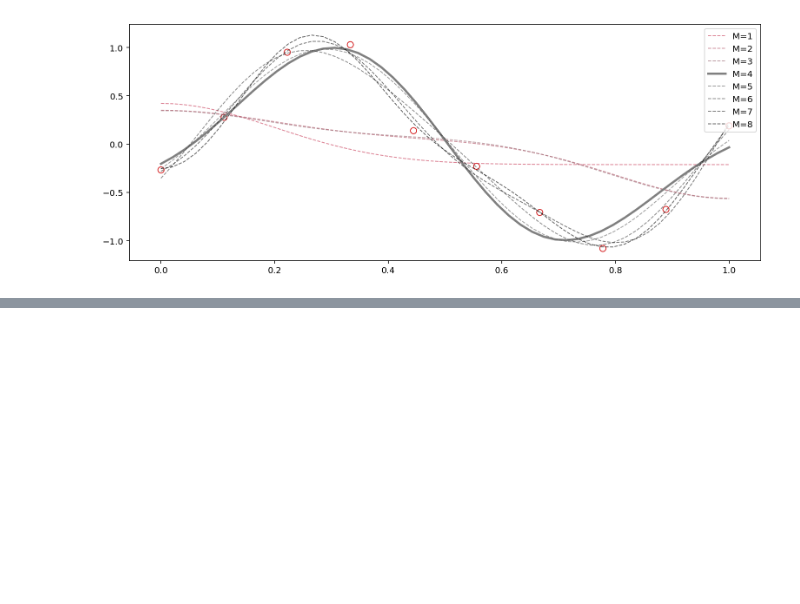
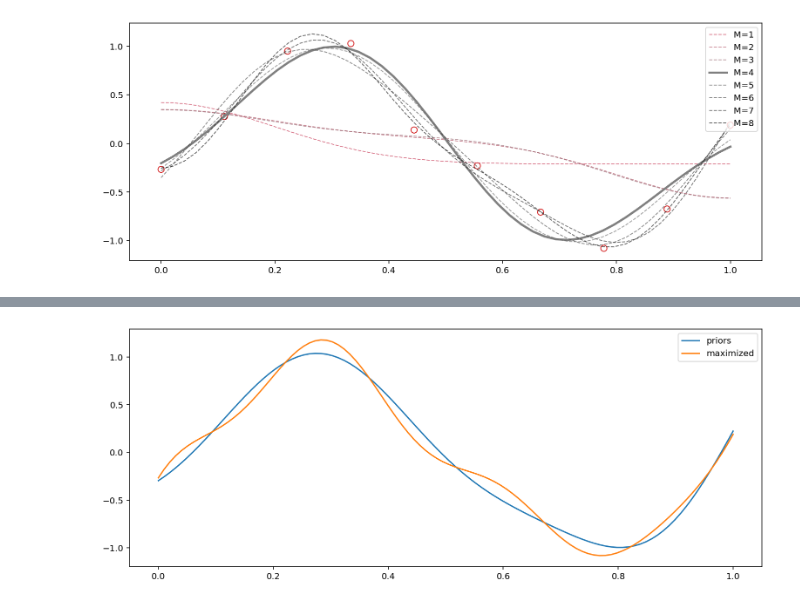
Before and after one commit to gerdm/prml, a Jupyter notebook: chapter3/evidence-approximation.ipynb, the cells around one changed output, grey strips where cells are left out. Drawn from its saved outputs; the diff is of its cells as text; code cells hidden in the pictures; blank space fills up the shorter version.

```diff
--- a/chapter3/evidence-approximation.ipynb
+++ b/chapter3/evidence-approximation.ipynb
@@ -200,0 +272,10 @@ $$
+# %%
+plt.figure(figsize=(13, 5))
+alpha_prior, beta_prior = 1e6, -1e-6
+mN_prior, SN_inv_prior = posterior(Phi, t_train, alpha_prior, beta_prior)
+
+plt.plot(x_in, (mN_prior.T @ phi_x.T).ravel(), label="priors")
+plt.plot(x_in, (mN.T @ phi_x.T).ravel(), label="maximized")
+plt.legend();
+# %% [output]
+[figure, added]
```
Also changed, not shown: parts of 11 cells of this notebook.
